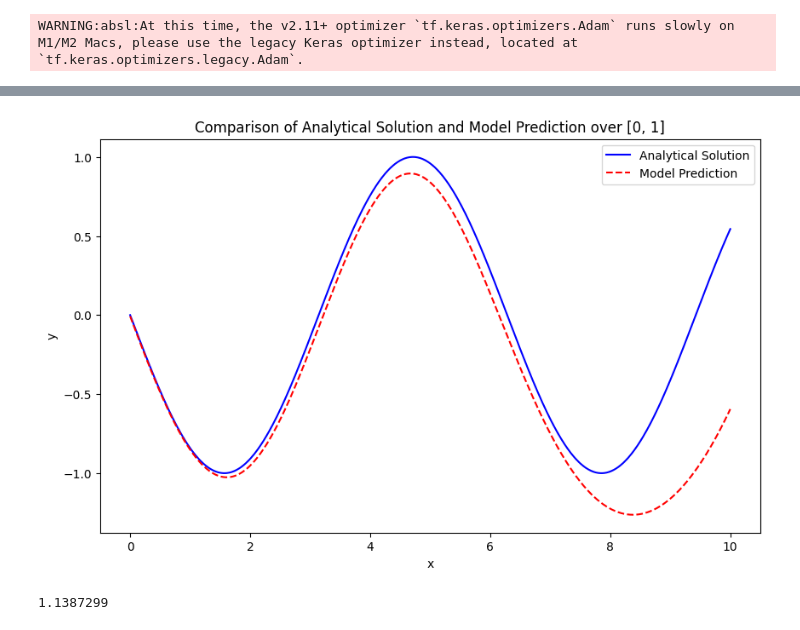
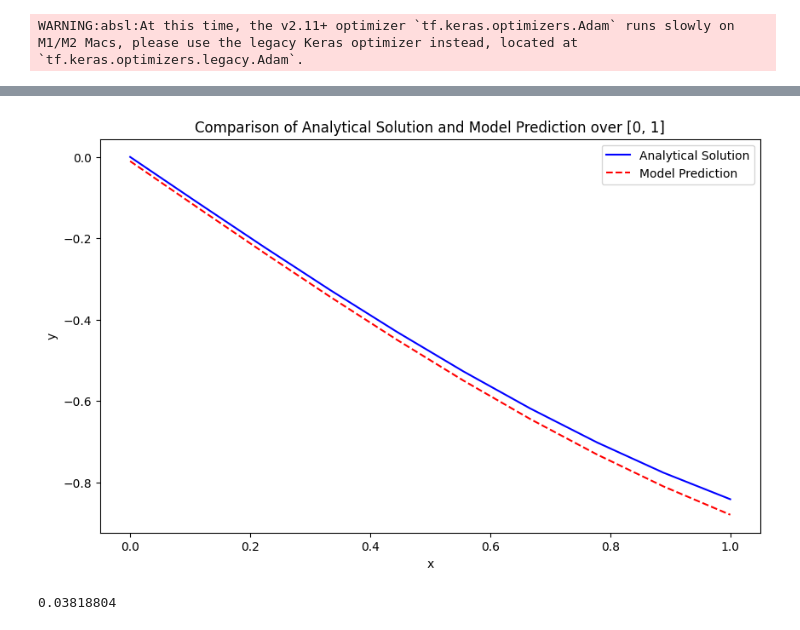
Before and after one commit to Mackay-Fisher/research-neural-net, a Jupyter notebook: xODE.ipynb, the cells around one changed output, grey strips where cells are left out. Cells and saved outputs as stored; diff of their text form; code cells hidden in the pictures.

```diff
--- a/xODE.ipynb
+++ b/xODE.ipynb
@@ -32,7 +32,7 @@ sin_test0 = 0
 
 
 class ODENet_WiderShallow(tf.keras.Model):
-    def __init__(self, layer1params = 32, regularization_rate=0.01):  # Increased layer1params
+    def __init__(self, layer1params = 40, regularization_rate=0.01):  # Increased layer1params
         super(ODENet_WiderShallow, self).__init__()
 
         regularizer = tf.keras.regularizers.l2(regularization_rate)
@@ -195,22 +195,22 @@ Final Loss: [[0.06391431]]
 # %%
-test_n = 1000
-x_test = np.linspace(0, 10, test_n).reshape(-1, 1)
+test_n = 10
+x_test = np.linspace(0, 1, test_n).reshape(-1, 1)
 y_true = sin_true_y(x_test)
 y_pred = model(x_test)
 
 plt.figure(figsize=(10, 6))
 plt.plot(x_test, y_true, label='Analytical Solution', color='blue')
 plt.plot(x_test, y_pred, label='Model Prediction', color='red', linestyle='--')
 plt.xlabel('x')
 plt.ylabel('y')
 plt.legend()
 plt.title('Comparison of Analytical Solution and Model Prediction over [0, 1]')
 plt.show()
 # %% [output]
-[figure, old version]
+[figure, new version]
 # %%
 max_error_array = np.absolute(y_true - y_pred)
 max_error = np.max(max_error_array)
 max_error
 # %% [output]
-1.1387299
+0.03818804
```
Also changed, not shown: parts of 2 cells of this notebook.
